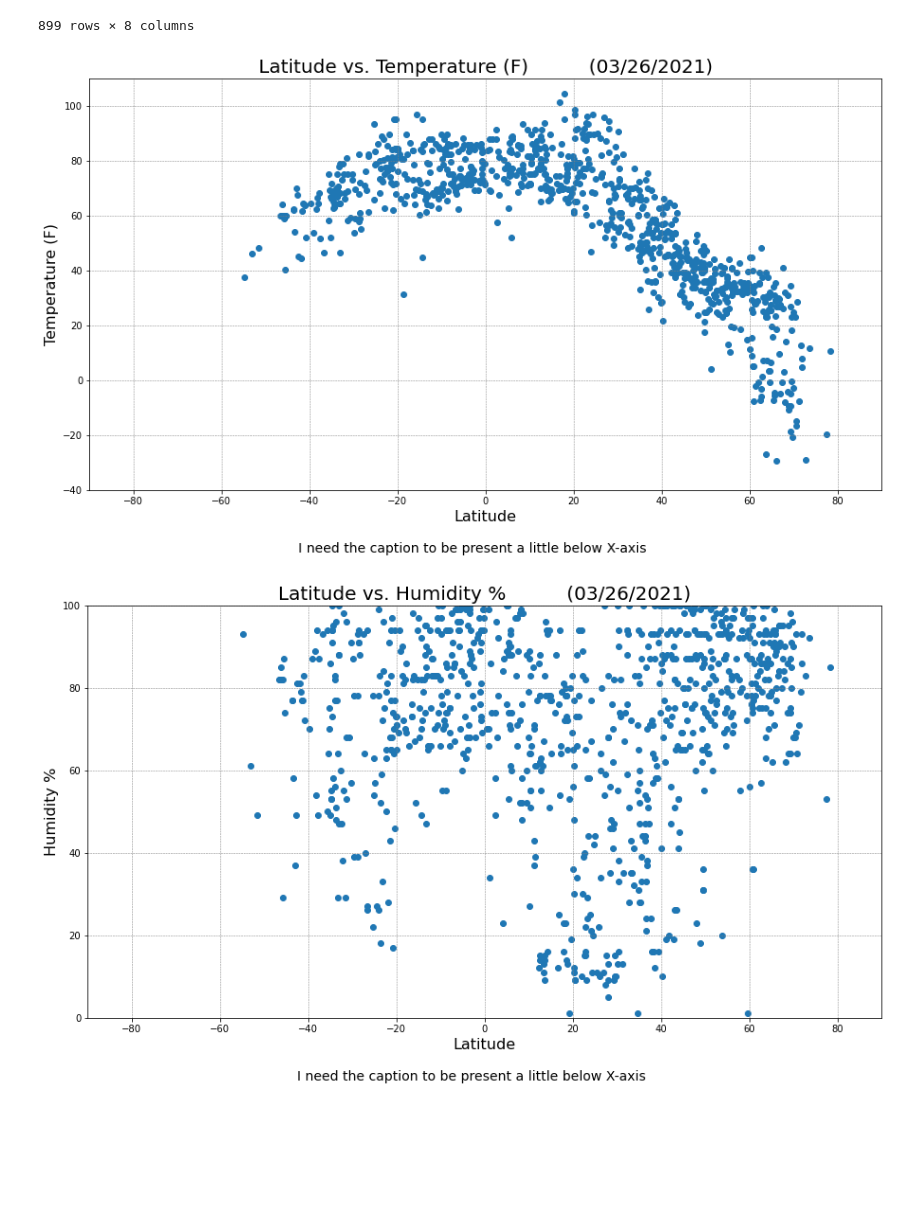
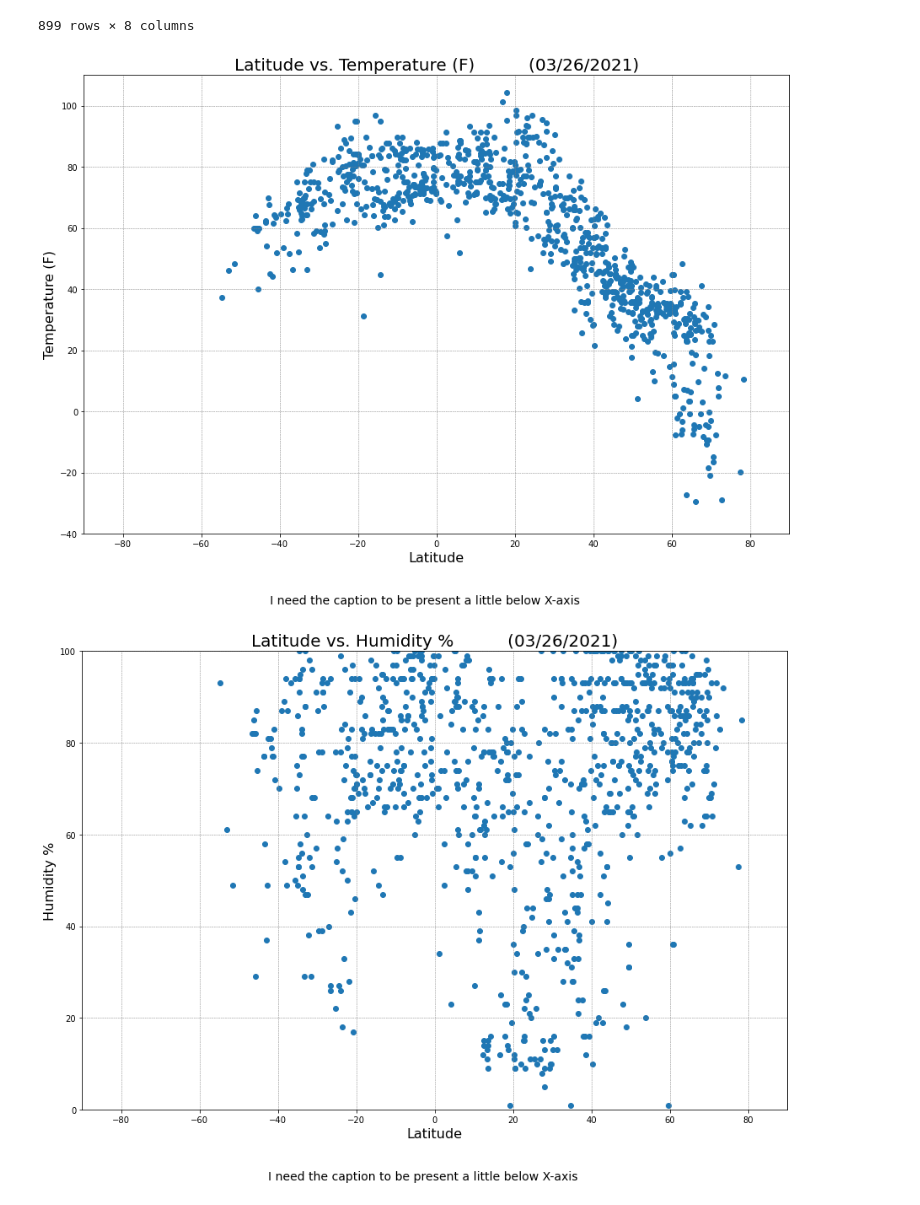
Before and after one commit to isdicely/python-api-challenge, a Jupyter notebook: WeatherPy/WeatherPy.ipynb, the cells around one changed output. Saved outputs shown, nothing was run; the diff lists cells and outputs as text; code cells hidden in the pictures; blank space fills up the shorter version.

```diff
--- a/WeatherPy/WeatherPy.ipynb
+++ b/WeatherPy/WeatherPy.ipynb
@@ -160,23 +160,23 @@ data_df = clean_weather_city_info_df.copy()
 # %%
 # Function to make scatter plots:
 column_names=["Temperature (F)", "Humidity %", "Cloudiness %", "Wind Speed (mph)"]
 for type in column_names:
-    plt.figure(figsize= (15,8))
+    plt.figure(figsize= (15,10))
     plt.scatter(data_df["Latitude"], data_df[type])
     plt.xlim([-90, 90])
     if type == "Temperature (F)":
         plt.ylim(round(min(data_df[type]),-1)-10,round(max(data_df[type]),-1)+10)
     elif type == "Wind Speed (mph)":
         plt.ylim(0,round(max(data_df[type]),-1)+10)
     else:
         plt.ylim([0,100])
     plt.title(f"Latitude vs. {type}          (03/26/2021)", fontsize=20)
     plt.xlabel("Latitude", fontsize=16)
     plt.ylabel(type, fontsize=16)
     plt.grid(color= "gray", linestyle="--", linewidth= 0.5)
     txt="I need the caption to be present a little below X-axis"
     plt.figtext(0.5, 0.01, txt, wrap=True, horizontalalignment='center', fontsize=14)
     plt.show()
 # %% [output]
-[figure, old version]
+[figure, new version]
-[figure, old version]
+[figure, new version]
```
Also changed, not shown: parts of 1 cell of this notebook.
